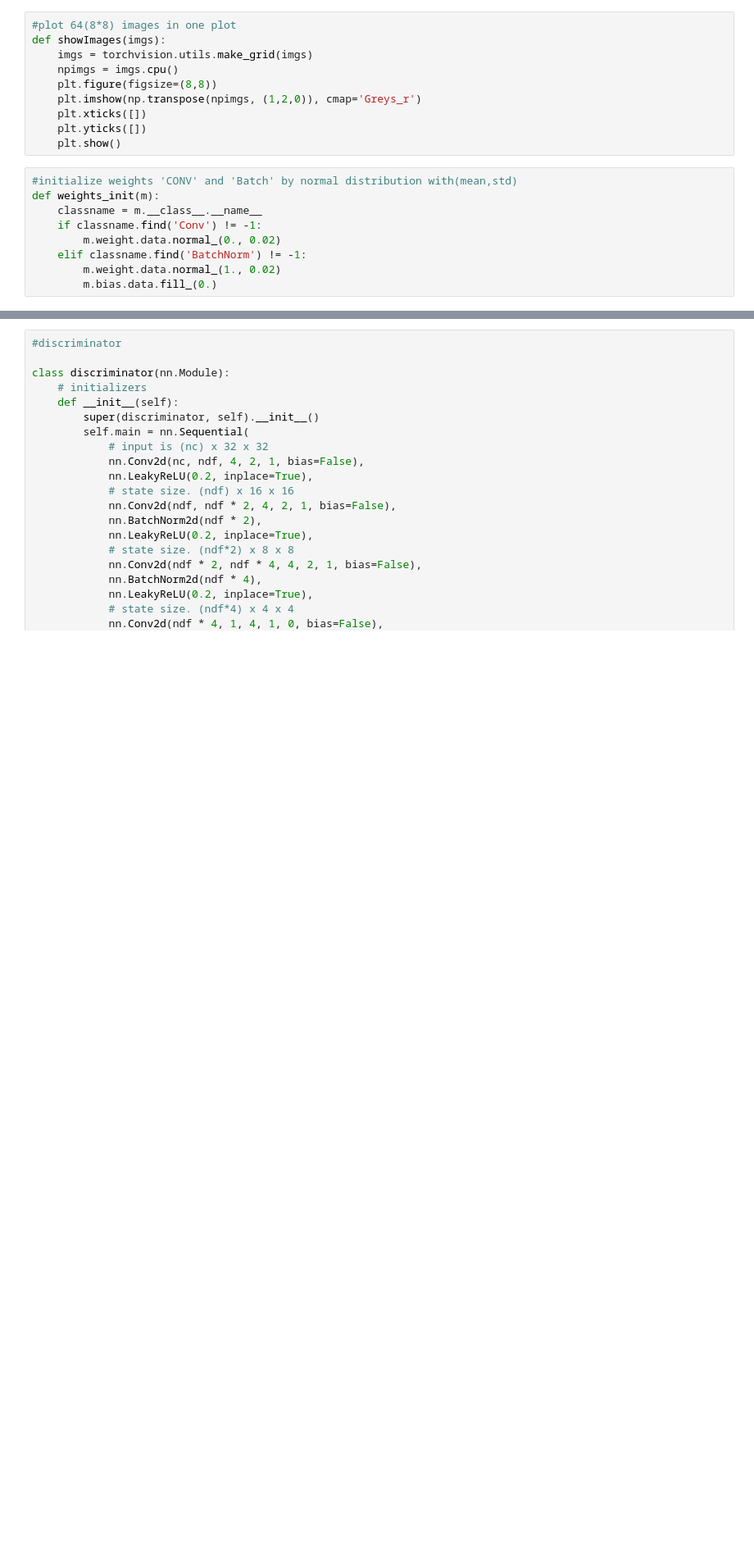
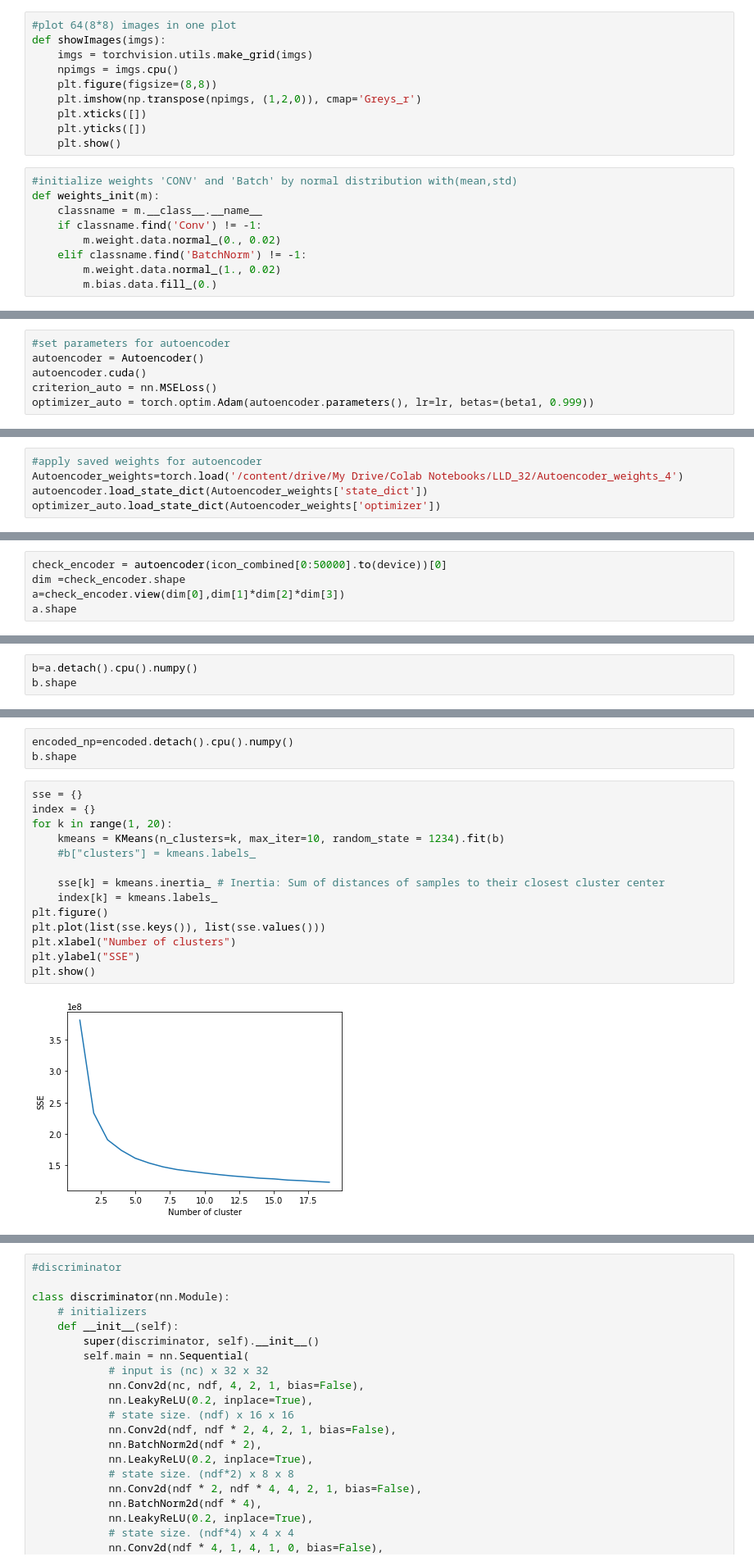
Before and after one commit to satrfall6/Pytorch-DCGAN-for-icons, a Jupyter notebook: LLD_32x32_icons_DCGAN.ipynb, the cells around one changed output, grey strips where cells are left out. Shown at 82% size. Drawn from its saved outputs; the diff is of its cells as text; blank space fills up the shorter version.

Commit message:
Add autoencoder and KMeans, need to deal with cuda memory issue

```diff
--- a/LLD_32x32_icons_DCGAN.ipynb
+++ b/LLD_32x32_icons_DCGAN.ipynb
@@ -125,0 +193,6 @@ def weights_init(m):
+# %%
+#set parameters for autoencoder
+autoencoder = Autoencoder()
+autoencoder.cuda()
+criterion_auto = nn.MSELoss()
+optimizer_auto = torch.optim.Adam(autoencoder.parameters(), lr=lr, betas=(beta1, 0.999))
@@ -125,0 +202,5 @@ def weights_init(m):
+# %%
+#apply saved weights for autoencoder
+Autoencoder_weights=torch.load('/content/drive/My Drive/Colab Notebooks/LLD_32/Autoencoder_weights_4')
+autoencoder.load_state_dict(Autoencoder_weights['state_dict'])
+optimizer_auto.load_state_dict(Autoencoder_weights['optimizer'])
@@ -125,0 +250,5 @@ def weights_init(m):
+# %%
+check_encoder = autoencoder(icon_combined[0:50000].to(device))[0]
+dim =check_encoder.shape
+a=check_encoder.view(dim[0],dim[1]*dim[2]*dim[3])
+a.shape
@@ -125,0 +257,3 @@ def weights_init(m):
+# %%
+b=a.detach().cpu().numpy()
+b.shape
@@ -125,0 +269,19 @@ def weights_init(m):
+# %%
+encoded_np=encoded.detach().cpu().numpy()
+b.shape
+# %%
+sse = {}
+index = {}
+for k in range(1, 20):
+    kmeans = KMeans(n_clusters=k, max_iter=10, random_state = 1234).fit(b)
+    #b["clusters"] = kmeans.labels_
+
+    sse[k] = kmeans.inertia_ # Inertia: Sum of distances of samples to their closest cluster center
+    index[k] = kmeans.labels_
+plt.figure()
+plt.plot(list(sse.keys()), list(sse.values()))
+plt.xlabel("Number of clusters")
+plt.ylabel("SSE")
+plt.show()
+# %% [output]
+[figure, added]
```
Also changed, not shown: parts of 33 cells of this notebook.
